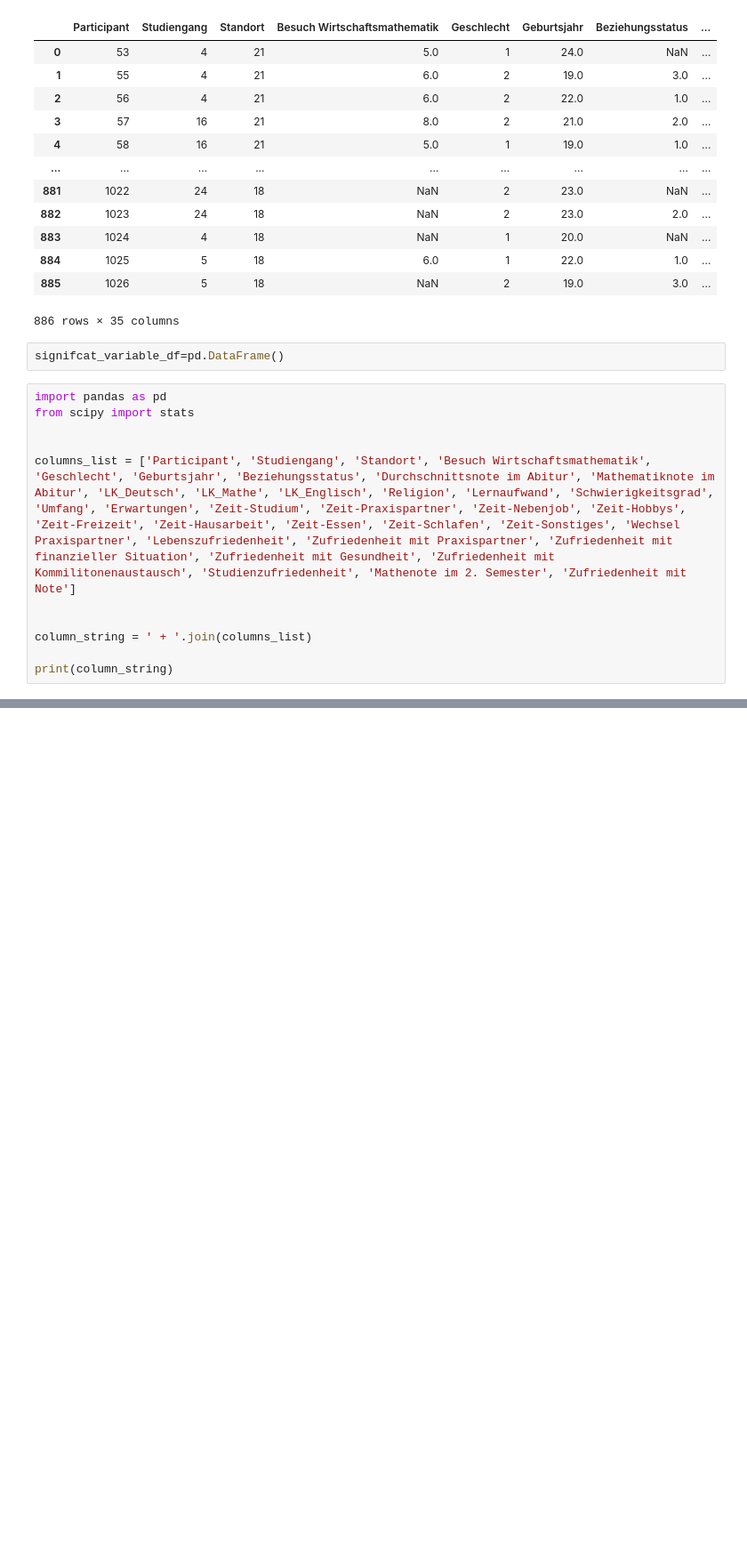
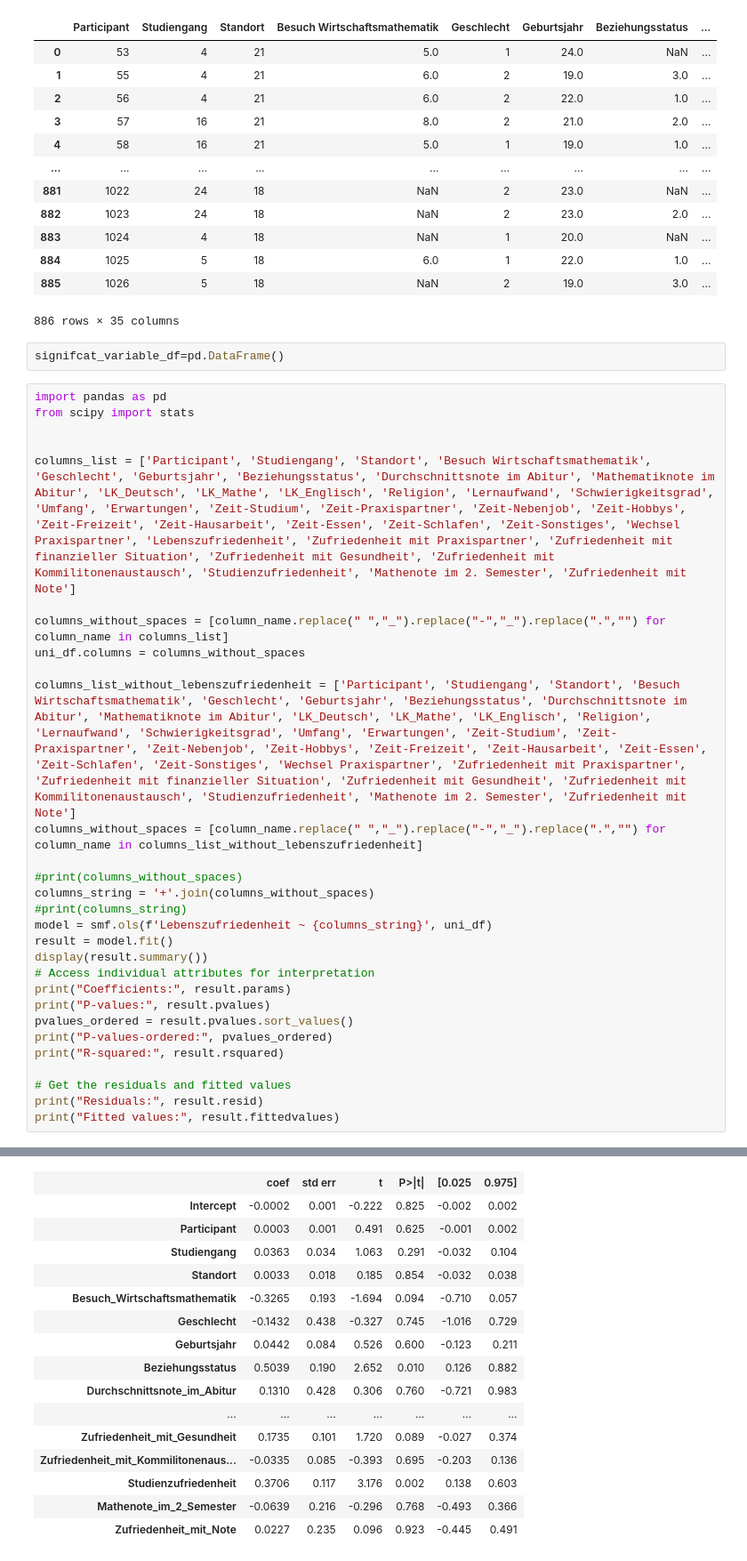
Before and after one commit to StefanDataCraft/praxis_Statistik, a Jupyter notebook: uni_1.ipynb, the cells around one changed output, grey strips where cells are left out. Shown at 89% size. Drawn from its saved outputs; the diff is of its cells as text; blank space fills up the shorter version.

```diff
--- a/uni_1.ipynb
+++ b/uni_1.ipynb
@@ -28,8 +31,26 @@ from scipy import stats
 
 columns_list = ['Participant', 'Studiengang', 'Standort', 'Besuch Wirtschaftsmathematik', 'Geschlecht', 'Geburtsjahr', 'Beziehungsstatus', 'Durchschnittsnote im Abitur', 'Mathematiknote im Abitur', 'LK_Deutsch', 'LK_Mathe', 'LK_Englisch', 'Religion', 'Lernaufwand', 'Schwierigkeitsgrad', 'Umfang', 'Erwartungen', 'Zeit-Studium', 'Zeit-Praxispartner', 'Zeit-Nebenjob', 'Zeit-Hobbys', 'Zeit-Freizeit', 'Zeit-Hausarbeit', 'Zeit-Essen', 'Zeit-Schlafen', 'Zeit-Sonstiges', 'Wechsel Praxispartner', 'Lebenszufriedenheit', 'Zufriedenheit mit Praxispartner', 'Zufriedenheit mit finanzieller Situation', 'Zufriedenheit mit Gesundheit', 'Zufriedenheit mit Kommilitonenaustausch', 'Studienzufriedenheit', 'Mathenote im 2. Semester', 'Zufriedenheit mit Note']
 
+columns_without_spaces = [column_name.replace(" ","_").replace("-","_").replace(".","") for column_name in columns_list]
+uni_df.columns = columns_without_spaces
 
-column_string = ' + '.join(columns_list)
+columns_list_without_lebenszufriedenheit = ['Participant', 'Studiengang', 'Standort', 'Besuch Wirtschaftsmathematik', 'Geschlecht', 'Geburtsjahr', 'Beziehungsstatus', 'Durchschnittsnote im Abitur', 'Mathematiknote im Abitur', 'LK_Deutsch', 'LK_Mathe', 'LK_Englisch', 'Religion', 'Lernaufwand', 'Schwierigkeitsgrad', 'Umfang', 'Erwartungen', 'Zeit-Studium', 'Zeit-Praxispartner', 'Zeit-Nebenjob', 'Zeit-Hobbys', 'Zeit-Freizeit', 'Zeit-Hausarbeit', 'Zeit-Essen', 'Zeit-Schlafen', 'Zeit-Sonstiges', 'Wechsel Praxispartner', 'Zufriedenheit mit Praxispartner', 'Zufriedenheit mit finanzieller Situation', 'Zufriedenheit mit Gesundheit', 'Zufriedenheit mit Kommilitonenaustausch', 'Studienzufriedenheit', 'Mathenote im 2. Semester', 'Zufriedenheit mit Note']
+columns_without_spaces = [column_name.replace(" ","_").replace("-","_").replace(".","") for column_name in columns_list_without_lebenszufriedenheit]
 
-print(column_string)
+#print(columns_without_spaces)
+columns_string = '+'.join(columns_without_spaces)
+#print(columns_string)
+model = smf.ols(f'Lebenszufriedenheit ~ {columns_string}', uni_df)
+result = model.fit()
+display(result.summary())
+# Access individual attributes for interpretation
+print("Coefficients:", result.params)
+print("P-values:", result.pvalues)
+pvalues_ordered = result.pvalues.sort_values()
+print("P-values-ordered:", pvalues_ordered)
+print("R-squared:", result.rsquared)
+
+# Get the residuals and fitted values
+print("Residuals:", result.resid)
+print("Fitted values:", result.fittedvalues)
 # %% [output]
@@ -36,0 +67,16 @@ Participant + Studiengang + Standort + Besuch Wirtschaftsmathematik + Geschlecht
+|  | coef | std err | t | P>|t| | [0.025 | 0.975] |
+| Intercept | -0.0002 | 0.001 | -0.222 | 0.825 | -0.002 | 0.002 |
+| Participant | 0.0003 | 0.001 | 0.491 | 0.625 | -0.001 | 0.002 |
+| Studiengang | 0.0363 | 0.034 | 1.063 | 0.291 | -0.032 | 0.104 |
+| Standort | 0.0033 | 0.018 | 0.185 | 0.854 | -0.032 | 0.038 |
+| Besuch_Wirtschaftsmathematik | -0.3265 | 0.193 | -1.694 | 0.094 | -0.710 | 0.057 |
+| Geschlecht | -0.1432 | 0.438 | -0.327 | 0.745 | -1.016 | 0.729 |
+| Geburtsjahr | 0.0442 | 0.084 | 0.526 | 0.600 | -0.123 | 0.211 |
+| Beziehungsstatus | 0.5039 | 0.190 | 2.652 | 0.010 | 0.126 | 0.882 |
+| Durchschnittsnote_im_Abitur | 0.1310 | 0.428 | 0.306 | 0.760 | -0.721 | 0.983 |
+| ... | ... | ... | ... | ... | ... | ... |
+| Zufriedenheit_mit_Gesundheit | 0.1735 | 0.101 | 1.720 | 0.089 | -0.027 | 0.374 |
+| Zufriedenheit_mit_Kommilitonenaus... | -0.0335 | 0.085 | -0.393 | 0.695 | -0.203 | 0.136 |
+| Studienzufriedenheit | 0.3706 | 0.117 | 3.176 | 0.002 | 0.138 | 0.603 |
+| Mathenote_im_2_Semester | -0.0639 | 0.216 | -0.296 | 0.768 | -0.493 | 0.366 |
+| Zufriedenheit_mit_Note | 0.0227 | 0.235 | 0.096 | 0.923 | -0.445 | 0.491 |
```
Also changed, not shown: parts of 8 cells of this notebook.
